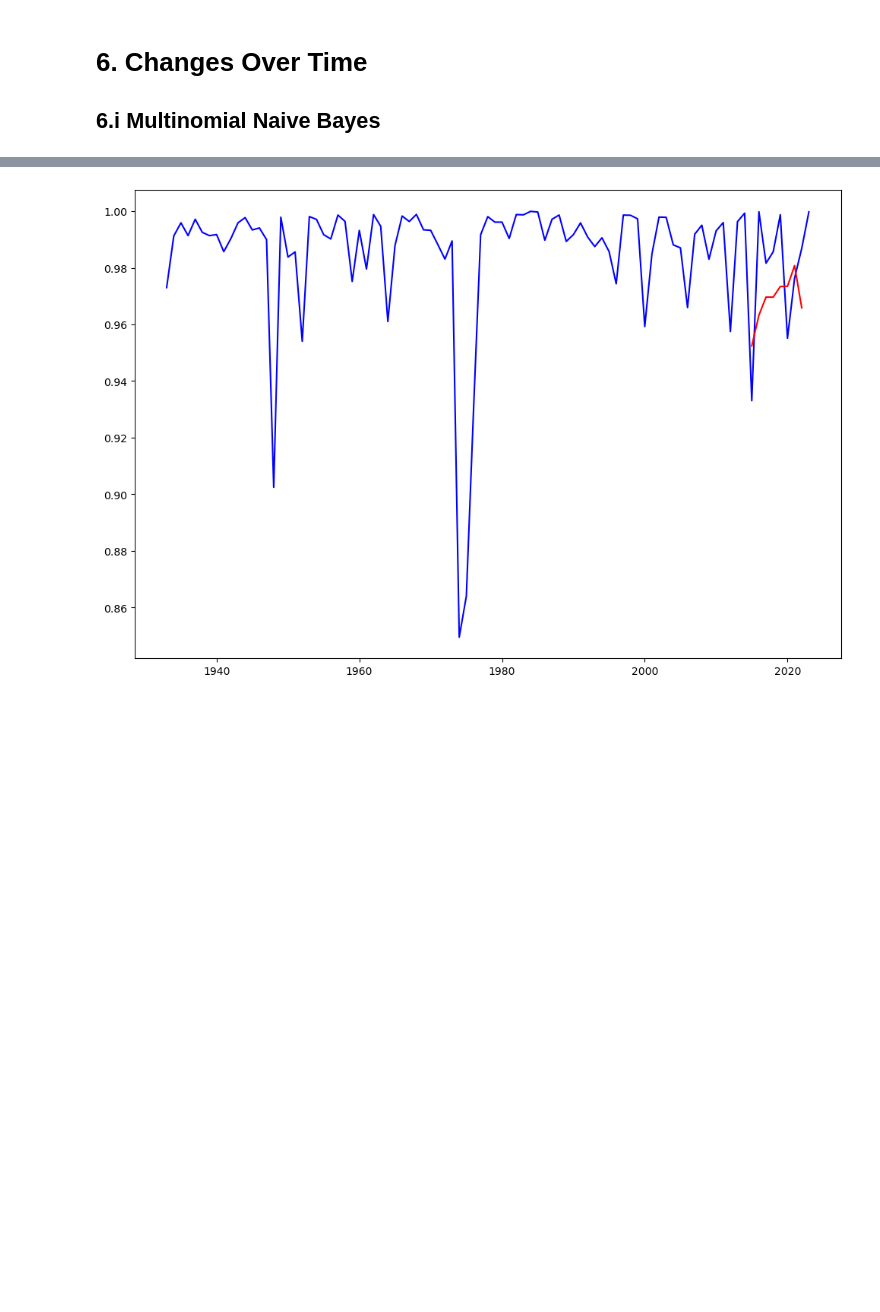
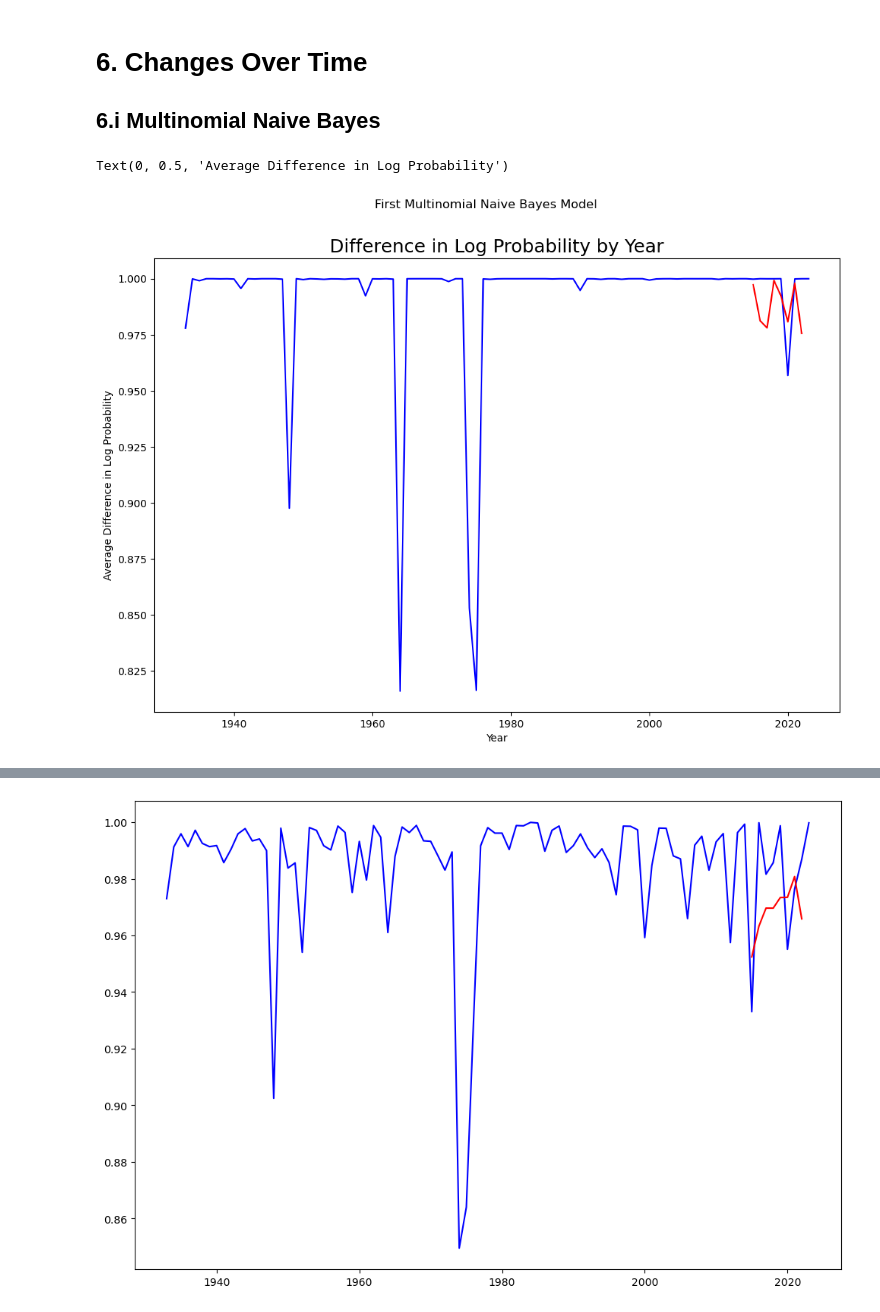
Before and after one commit to natehiatt/unitary_executive_project, a Jupyter notebook: notebooks/text_cleaning.ipynb, the cells around one changed output, grey strips where cells are left out. Saved outputs shown, nothing was run; the diff lists cells and outputs as text; code cells hidden in the pictures; blank space fills up the shorter version.

```diff
--- a/notebooks/text_cleaning.ipynb
+++ b/notebooks/text_cleaning.ipynb
@@ -1361,6 +1391,39 @@ get_feature_importance(gs_xgb_2, 'xgb', 'tfidf')
 # 6. Changes Over Time
 
 ## 6.i Multinomial Naive Bayes
+# %%
+# MNB 1
+vectorizer_mnb1 = gs_nb.best_estimator_.named_steps['tfidf']
+mobel_mnb1 = gs_nb.best_estimator_.named_steps['nb']
+
+# matrix
+X_tfidf_mnb1 = vectorizer_mnb1.transform(df['text_string'])
+result_df_mnb1 = df.copy()
+result_df_mnb1.reset_index(inplace=True)
+result_df_mnb1["tfidf"] = X_tfidf_mnb1.toarray().tolist()
+
+# proba
+result_df_mnb1["proba"] = mobel_mnb1.predict_proba(X_tfidf_mnb1).tolist()
+result_df_mnb1["proba_0"] = [x[0] for x in result_df_mnb1["proba"]]
+result_df_mnb1["proba_1"] = [x[1] for x in result_df_mnb1["proba"]]
+result_df_mnb1["difference"] = result_df_mnb1["proba_1"] - result_df_mnb1["proba_0"]
+# %%
+# plot first mnb model
+grouped_data_mnb1 = result_df_mnb1.groupby(["year", "target"]).agg({"difference": "mean"}).abs().reset_index()
+
+plt.figure(figsize=(12, 8))
+for target, data in grouped_data_mnb1.groupby("target"):
+    if target == 0:
+        plt.plot(data['year'], data['difference'], label=f"Target {target}", color='blue')
+    else:
+        plt.plot(data['year'], data['difference'], label=f"Target {target}", color='red')
+plt.title("Difference in Log Probability by Year", fontsize=18)
+plt.suptitle("First Multinomial Naive Bayes Model", fontsize=12)
+plt.xlabel("Year")
+plt.ylabel("Average Difference in Log Probability")
+# %% [output]
+Text(0, 0.5, 'Average Difference in Log Probability')
+[figure, added]
 # %%
 # Using 2nd MNB Model
 vectorizer = gs_nb_2.best_estimator_.named_steps['tfidf']
```
Also changed, not shown: parts of 20 cells of this notebook, 3 other files.
